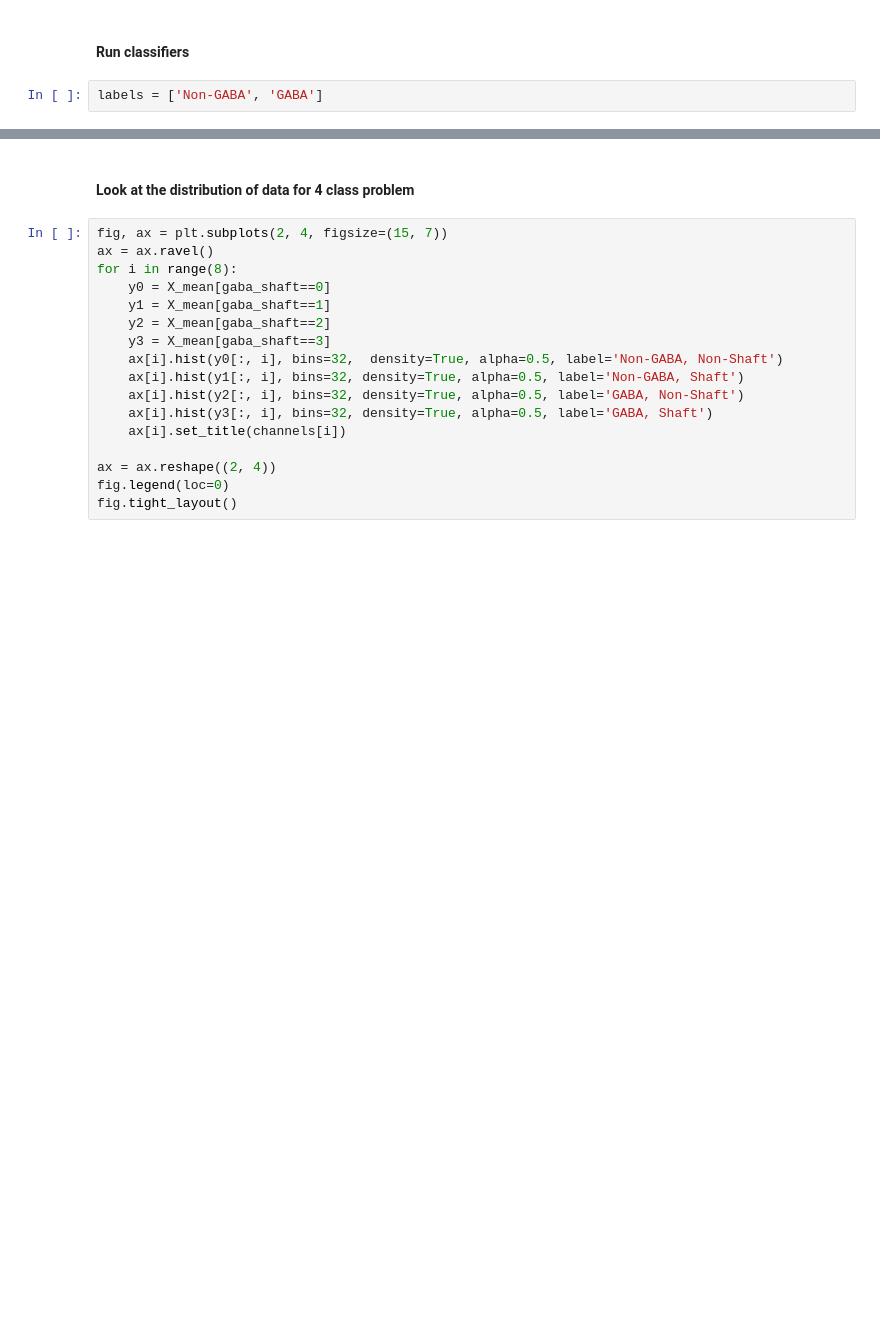
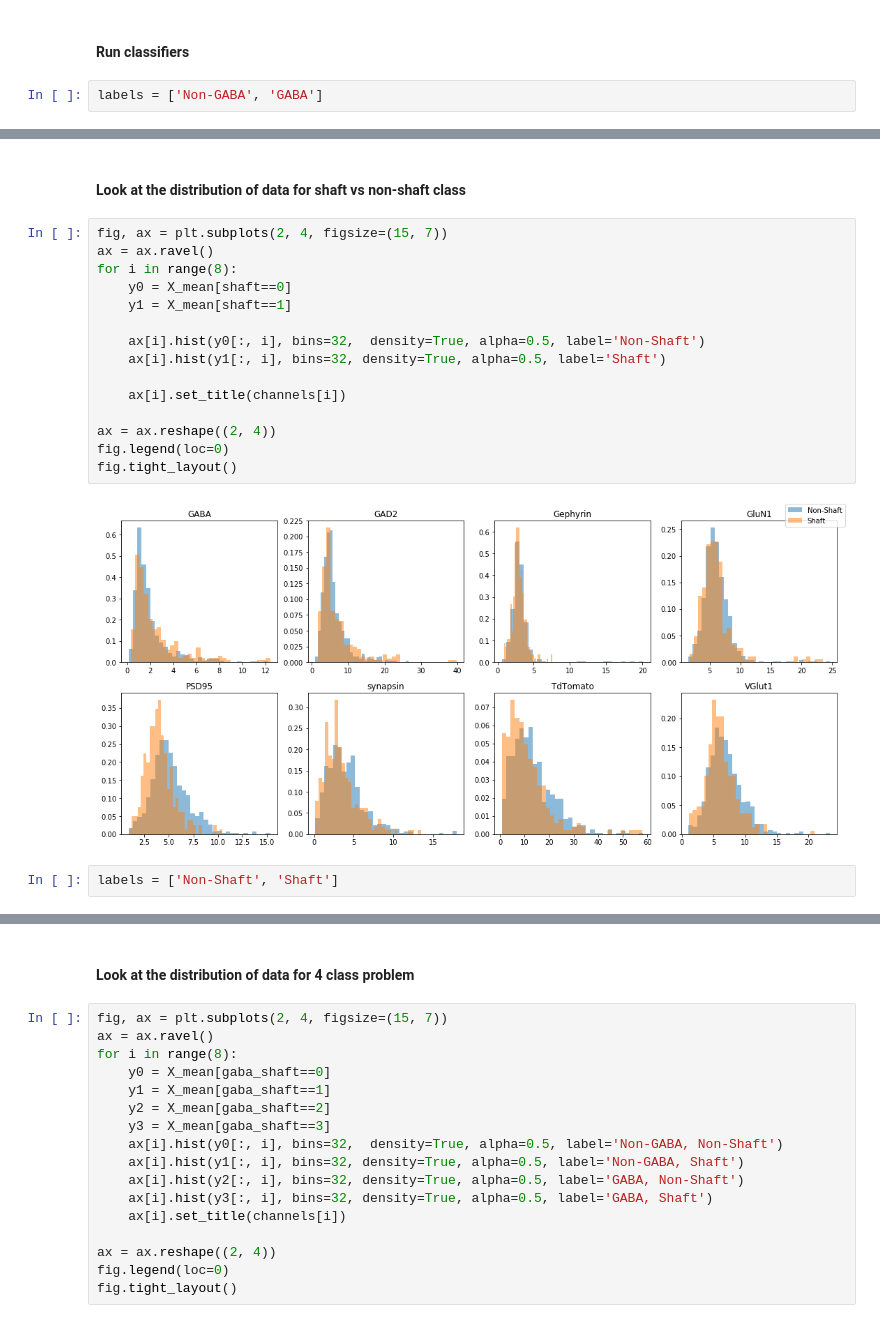
Before and after one commit to zainebrahim/nomads, a Jupyter notebook: source/j1c/classifier/feature_classification.ipynb, the cells around one changed output, grey strips where cells are left out. Drawn from its saved outputs; the diff is of its cells as text; blank space fills up the shorter version.

```diff
--- a/source/j1c/classifier/feature_classification.ipynb
+++ b/source/j1c/classifier/feature_classification.ipynb
@@ -103 +103,22 @@ Confusion matrix, without normalization
 [figure]
+# %% [markdown]
+#### Look at the distribution of data for shaft vs non-shaft class
+# %%
+fig, ax = plt.subplots(2, 4, figsize=(15, 7))
+ax = ax.ravel()
+for i in range(8):
+    y0 = X_mean[shaft==0]
+    y1 = X_mean[shaft==1]
+
+    ax[i].hist(y0[:, i], bins=32,  density=True, alpha=0.5, label='Non-Shaft')
+    ax[i].hist(y1[:, i], bins=32, density=True, alpha=0.5, label='Shaft')
+
+    ax[i].set_title(channels[i])
+
+ax = ax.reshape((2, 4))
+fig.legend(loc=0)
+fig.tight_layout()
+# %% [output]
+[figure, added]
+# %%
+labels = ['Non-Shaft', 'Shaft']
```
Also changed, not shown: parts of 15 cells of this notebook, 2 other files.
